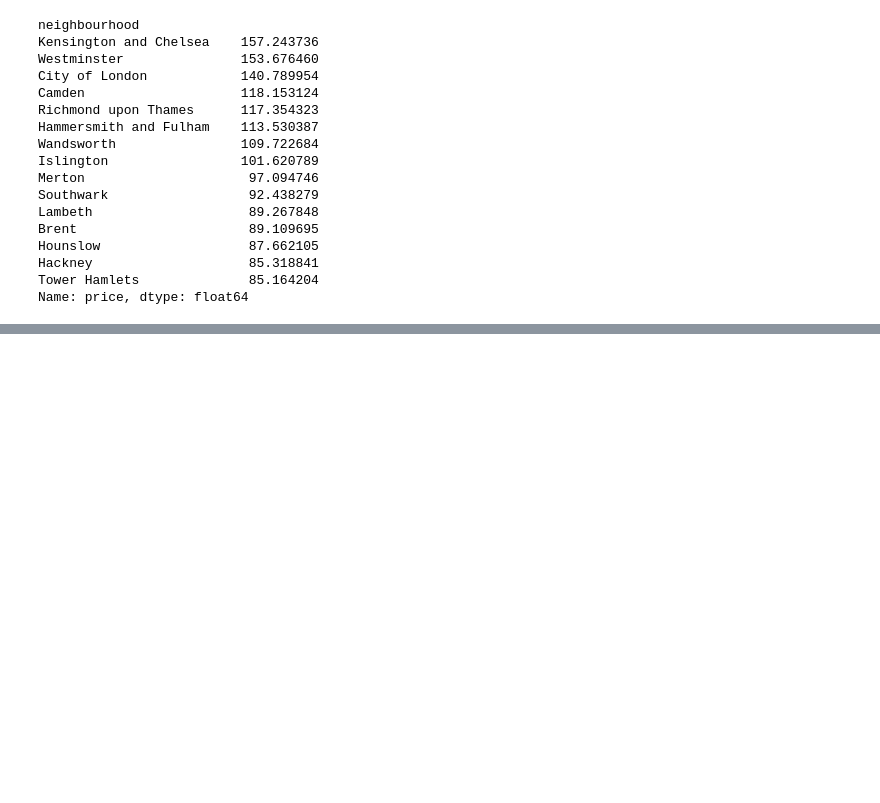
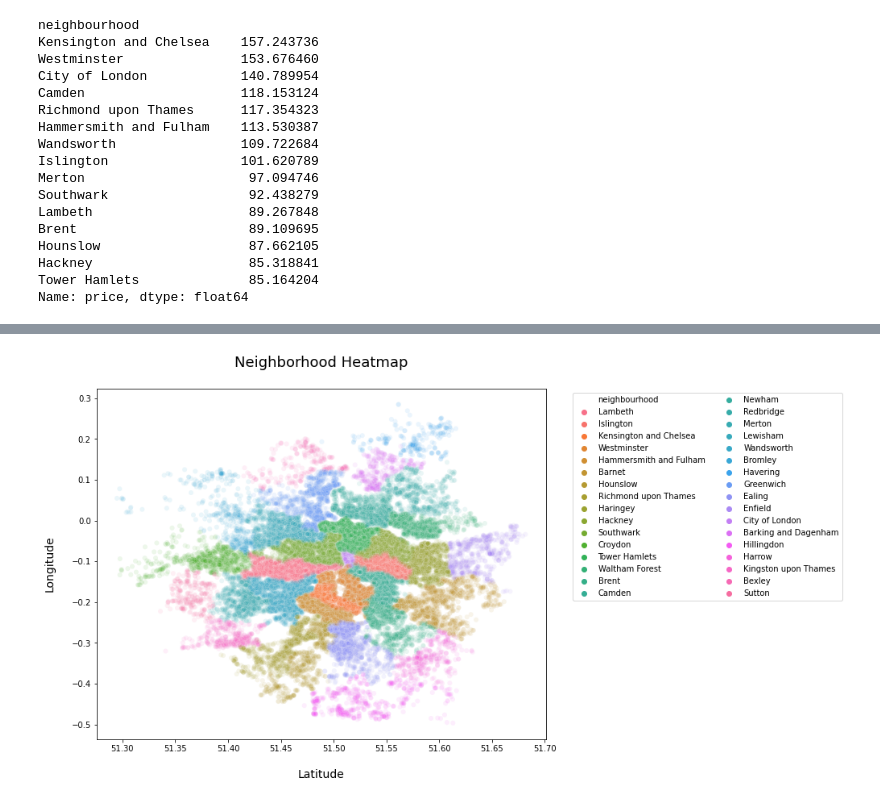
Before and after one commit to amnacas/Portifolio, a Jupyter notebook: AirBnB_Londres.ipynb, the cells around one changed output, grey strips where cells are left out. Cells and saved outputs as stored; diff of their text form; code cells hidden in the pictures; blank space fills up the shorter version.

```diff
--- a/AirBnB_Londres.ipynb
+++ b/AirBnB_Londres.ipynb
@@ -338,0 +339,15 @@ df_clean.plot(kind="scatter", x='longitude', y='latitude', alpha=0.4, c=df_clean
+# %%
+# plotar os imóveis pela latitude-longitude em função do neighbourhood.
+
+plt.figure(figsize=(10,8))
+sns.scatterplot(x=df_clean['latitude'],
+               y=df_clean['longitude'],
+                hue=df_clean['neighbourhood'],
+                alpha=0.1)
+plt.legend(bbox_to_anchor=(1.05, 1), loc=2, ncol=2)
+plt.title('Neighborhood Heatmap\n', fontsize=18)
+plt.ylabel('Longitude\n', fontsize=14)
+plt.xlabel('\nLatitude', fontsize=14)
+plt.show()
+# %% [output]
+[figure, added]
```
Also changed, not shown: parts of 2 cells of this notebook.
